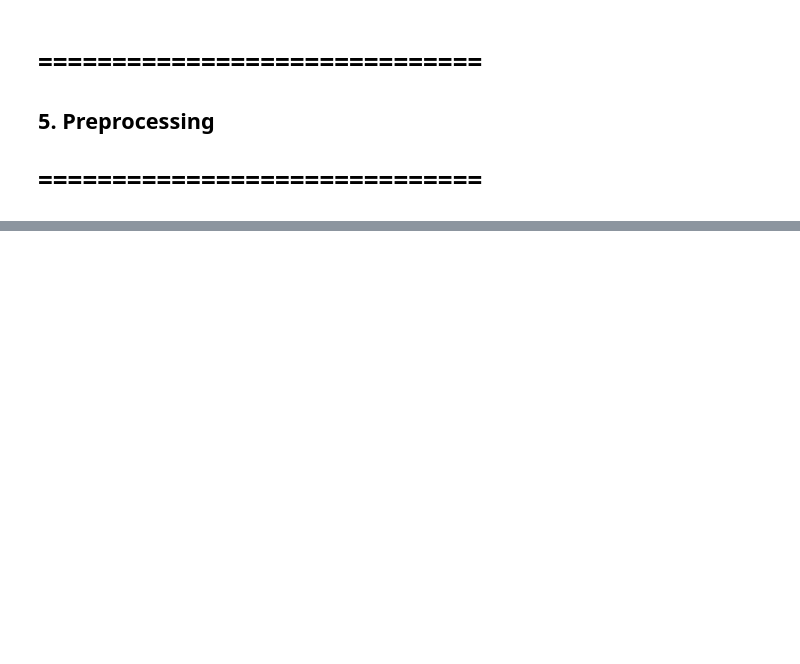
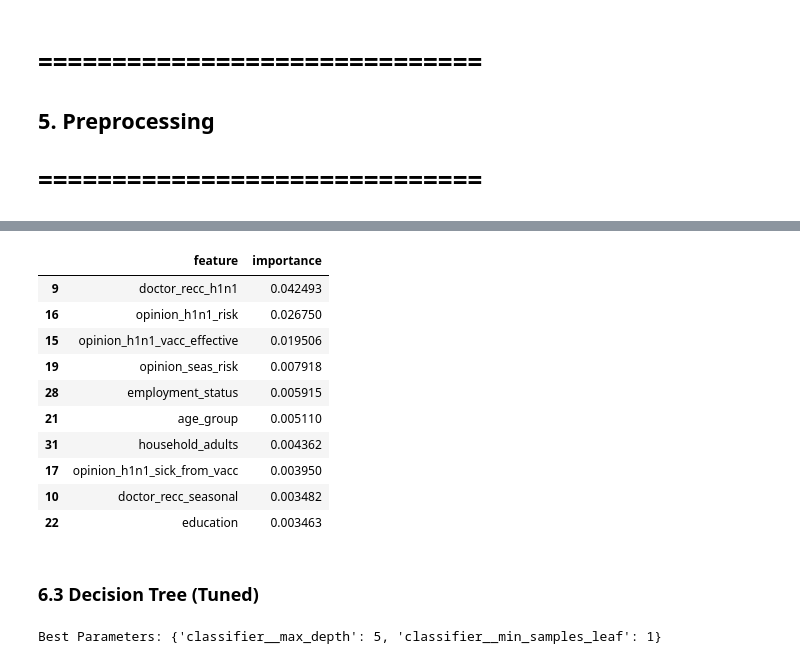
Before and after one commit to just-mawi/Phase-3-Project, a Jupyter notebook: index.ipynb, the cells around one changed output, grey strips where cells are left out. Cells and saved outputs as stored; diff of their text form; code cells hidden in the pictures; blank space fills up the shorter version.

```diff
--- a/index.ipynb
+++ b/index.ipynb
@@ -274,0 +332,60 @@ def build_preprocessor(X):
+# %%
+dt_smote_model = ImbPipeline(steps=[
+    ('preprocessor', preprocessor),
+    ('smote', SMOTE(random_state=42)),
+    ('classifier', DecisionTreeClassifier(random_state=42))
+])
+
+# Fit the model
+dt_smote_model.fit(X_train, y_train)
+
+# Predict and Evaluate
+y_pred_dt = dt_smote_model.predict(X_test)
+y_prob_dt = dt_smote_model.predict_proba(X_test)[:, 1]
+# %%
+result_dt = permutation_importance(
+    dt_smote_model,
+    X_test,
+    y_test,
+    n_repeats=10,
+    random_state=42,
+    n_jobs=-1
+)
+
+perm_importance_dt = pd.DataFrame({
+    'feature': X_test.columns,
+    'importance': result_dt.importances_mean
+}).sort_values(by='importance', ascending=False)
+
+perm_importance_dt.head(10)
+# %% [output]
+|  | feature | importance |
+| 9 | doctor_recc_h1n1 | 0.042493 |
+| 16 | opinion_h1n1_risk | 0.026750 |
+| 15 | opinion_h1n1_vacc_effective | 0.019506 |
+| 19 | opinion_seas_risk | 0.007918 |
+| 28 | employment_status | 0.005915 |
+| 21 | age_group | 0.005110 |
+| 31 | household_adults | 0.004362 |
+| 17 | opinion_h1n1_sick_from_vacc | 0.003950 |
+| 10 | doctor_recc_seasonal | 0.003482 |
+| 22 | education | 0.003463 |
+# %% [markdown]
+### 6.3 Decision Tree (Tuned)
+# %%
+param_grid = {
+    'classifier__max_depth': [3, 5, 10],
+    'classifier__min_samples_leaf': [1, 5, 10]}
+
+# Ensure the search uses the SMOTE pipeline
+grid_search = GridSearchCV(dt_smote_model, param_grid, cv=5, scoring='roc_auc', n_jobs=-1)
+grid_search.fit(X_train, y_train)
+
+# Extract and Evaluate the best model
+best_smote_dt = grid_search.best_estimator_
+y_prob_tuned = best_smote_dt.predict_proba(X_test)[:, 1]
+y_pred_tuned = best_smote_dt.predict(X_test)
+
+print(f"Best Parameters: {grid_search.best_params_}")
+# %% [output]
+Best Parameters: {'classifier__max_depth': 5, 'classifier__min_samples_leaf': 1}
```
Also changed, not shown: parts of 11 cells of this notebook.
